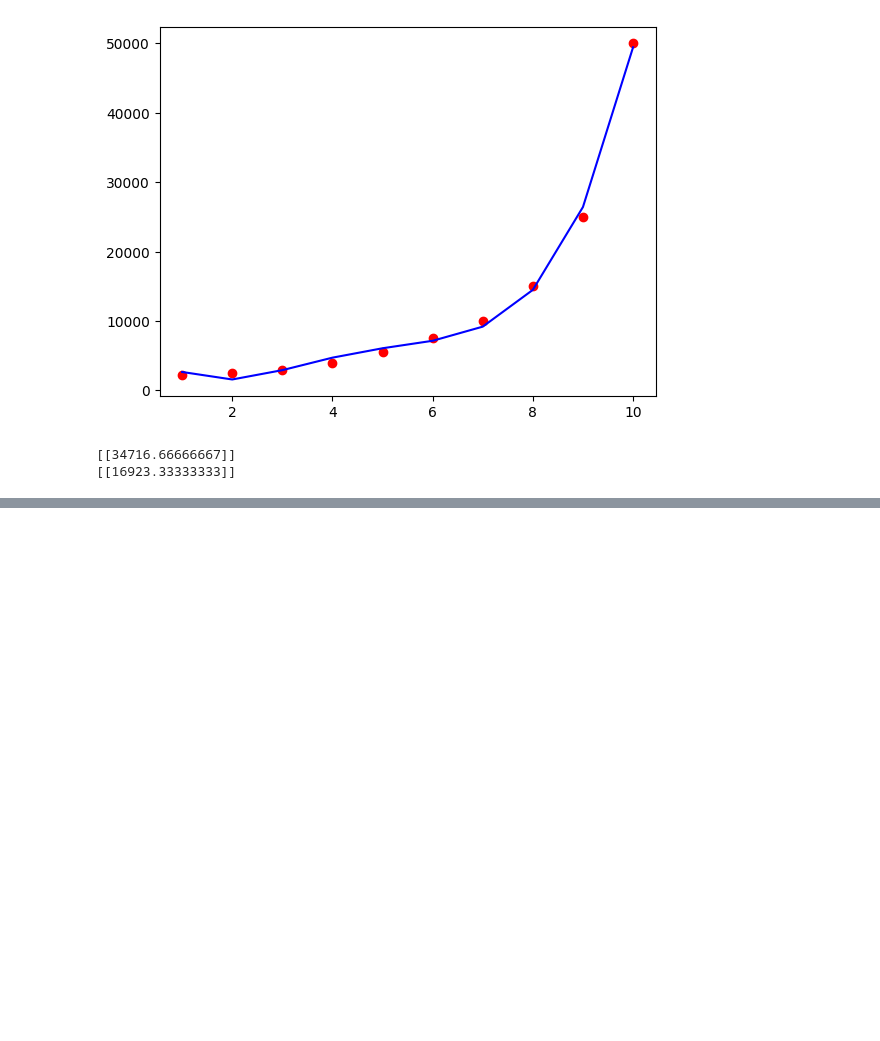
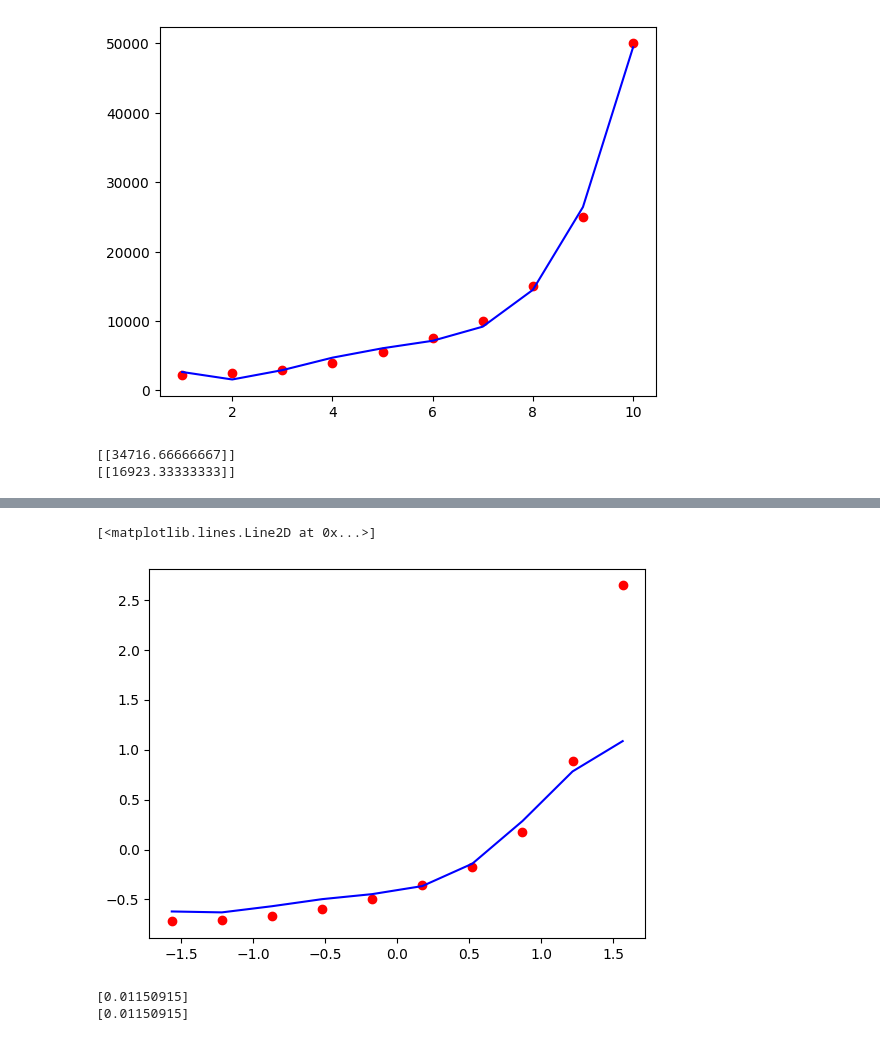
Before and after one commit to zeynepersen/MachineLearning, a Jupyter notebook: PolinomRegresyonSablonu.ipynb, the cells around one changed output, grey strips where cells are left out. Saved outputs shown, nothing was run; the diff lists cells and outputs as text; code cells hidden in the pictures; blank space fills up the shorter version.

Commit message:
added scaling

```diff
--- a/PolinomRegresyonSablonu.ipynb
+++ b/PolinomRegresyonSablonu.ipynb
@@ -103,0 +104,27 @@ print(lin_reg2.predict(poly_reg.fit_transform(([[11]]))))
+# %%
+# verilerin olceklenmesi / scaling
+
+from sklearn.preprocessing import StandardScaler
+
+sc1 = StandardScaler()
+x_olcekli = sc1.fit_transform(X)
+
+sc2 = StandardScaler()
+y_olcekli = np.ravel(sc2.fit_transform(Y.reshape(-1,1)))
+# %%
+from sklearn.svm import SVR
+
+svr_reg = SVR(kernel='rbf')
+svr_reg.fit(x_olcekli,y_olcekli)
+
+plt.scatter(x_olcekli,y_olcekli, color='red')
+plt.plot(x_olcekli,svr_reg.predict(x_olcekli),color='blue')
+# %% [output]
+[<matplotlib.lines.Line2D at 0x...>]
+[figure, added]
+# %%
+print(svr_reg.predict([[11]]))
+print(svr_reg.predict([[6.6]]))
+# %% [output]
+[0.01150915]
+[0.01150915]
```
Also changed, not shown: parts of 1 cell of this notebook, 1 other file.
